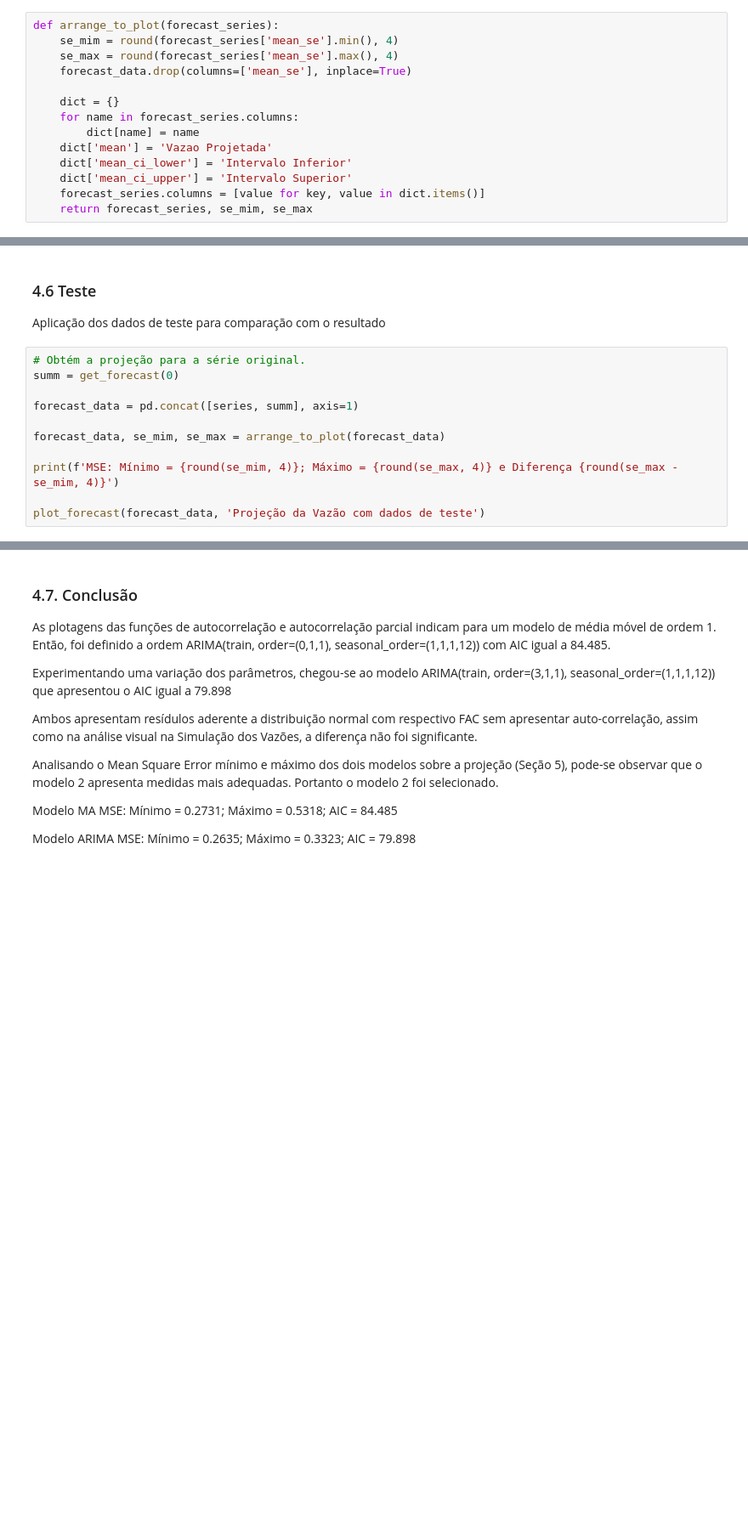
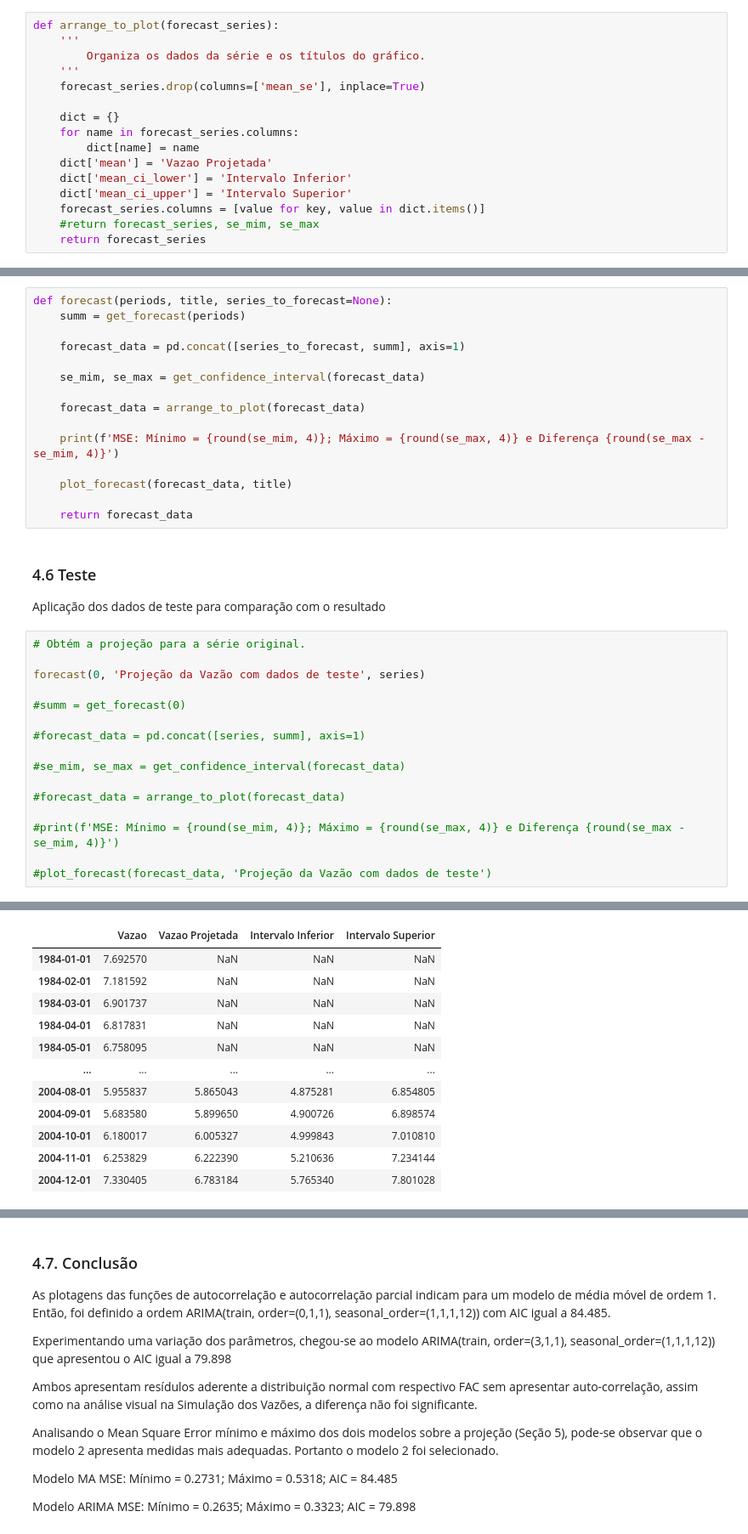
Before and after one commit to yscosta/Previsao-de-Vazoes-de-Rios, a Jupyter notebook: Previsao-de-Vazoes-de-Rios.ipynb, the cells around one changed output, grey strips where cells are left out. Shown at 85% size. Drawn from its saved outputs; the diff is of its cells as text; blank space fills up the shorter version.

```diff
--- a/Previsao-de-Vazoes-de-Rios.ipynb
+++ b/Previsao-de-Vazoes-de-Rios.ipynb
@@ -451,8 +453,9 @@ def get_forecast(months_ahead):
 # %%
 def arrange_to_plot(forecast_series):
-    se_mim = round(forecast_series['mean_se'].min(), 4)
-    se_max = round(forecast_series['mean_se'].max(), 4)
-    forecast_data.drop(columns=['mean_se'], inplace=True)
+    '''
+        Organiza os dados da série e os títulos do gráfico.
+    '''
+    forecast_series.drop(columns=['mean_se'], inplace=True)
 
     dict = {}
     for name in forecast_series.columns:
@@ -461,7 +464,8 @@ def arrange_to_plot(forecast_series):
     dict['mean_ci_lower'] = 'Intervalo Inferior'
     dict['mean_ci_upper'] = 'Intervalo Superior'
     forecast_series.columns = [value for key, value in dict.items()]
-    return forecast_series, se_mim, se_max
+    #return forecast_series, se_mim, se_max
+    return forecast_series
 # %%
 def plot_forecast(forecast_series, title):
     forecast_series.plot()
@@ -481,20 +490,52 @@ def come_back_to_real(forecast_series):
     forecast_series['Intervalo Inferior'] = round(np.exp(forecast_series['Intervalo Inferior']), 1)
     forecast_series['Intervalo Superior'] = round(np.exp(forecast_series['Intervalo Superior']), 1)
     return forecast_series
+# %%
+def forecast(periods, title, series_to_forecast=None):
+    summ = get_forecast(periods)
+
+    forecast_data = pd.concat([series_to_forecast, summ], axis=1)
+
+    se_mim, se_max = get_confidence_interval(forecast_data)
+
+    forecast_data = arrange_to_plot(forecast_data)
+
+    print(f'MSE: Mínimo = {round(se_mim, 4)}; Máximo = {round(se_max, 4)} e Diferença {round(se_max - se_mim, 4)}')
+
+    plot_forecast(forecast_data, title)
+
+    return forecast_data
 # %% [markdown]
 ### 4.6 Teste
 
 Aplicação dos dados de teste para comparação com o resultado
 # %%
 # Obtém a projeção para a série original.
-summ = get_forecast(0)
 
-forecast_data = pd.concat([series, summ], axis=1)
+forecast(0, 'Projeção da Vazão com dados de teste', series)
 
-forecast_data, se_mim, se_max = arrange_to_plot(forecast_data)
+#summ = get_forecast(0)
 
-print(f'MSE: Mínimo = {round(se_mim, 4)}; Máximo = {round(se_max, 4)} e Diferença {round(se_max - se_mim, 4)}')
+#forecast_data = pd.concat([series, summ], axis=1)
 
-plot_forecast(forecast_data, 'Projeção da Vazão com dados de teste')
+#se_mim, se_max = get_confidence_interval(forecast_data)
+
+#forecast_data = arrange_to_plot(forecast_data)
+
+#print(f'MSE: Mínimo = {round(se_mim, 4)}; Máximo = {round(se_max, 4)} e Diferença {round(se_max - se_mim, 4)}')
+
+#plot_forecast(forecast_data, 'Projeção da Vazão com dados de teste')
 # %% [output]
 MSE: Mínimo = 0.2672; Máximo = 0.5193 e Diferença 0.2521
+|  | Vazao | Vazao Projetada | Intervalo Inferior | Intervalo Superior |
+| 1984-01-01 | 7.692570 | NaN | NaN | NaN |
+| 1984-02-01 | 7.181592 | NaN | NaN | NaN |
+| 1984-03-01 | 6.901737 | NaN | NaN | NaN |
+| 1984-04-01 | 6.817831 | NaN | NaN | NaN |
+| 1984-05-01 | 6.758095 | NaN | NaN | NaN |
+| ... | ... | ... | ... | ... |
+| 2004-08-01 | 5.955837 | 5.865043 | 4.875281 | 6.854805 |
+| 2004-09-01 | 5.683580 | 5.899650 | 4.900726 | 6.898574 |
+| 2004-10-01 | 6.180017 | 6.005327 | 4.999843 | 7.010810 |
+| 2004-11-01 | 6.253829 | 6.222390 | 5.210636 | 7.234144 |
+| 2004-12-01 | 7.330405 | 6.783184 | 5.765340 | 7.801028 |
```
Also changed, not shown: parts of 24 cells of this notebook.
